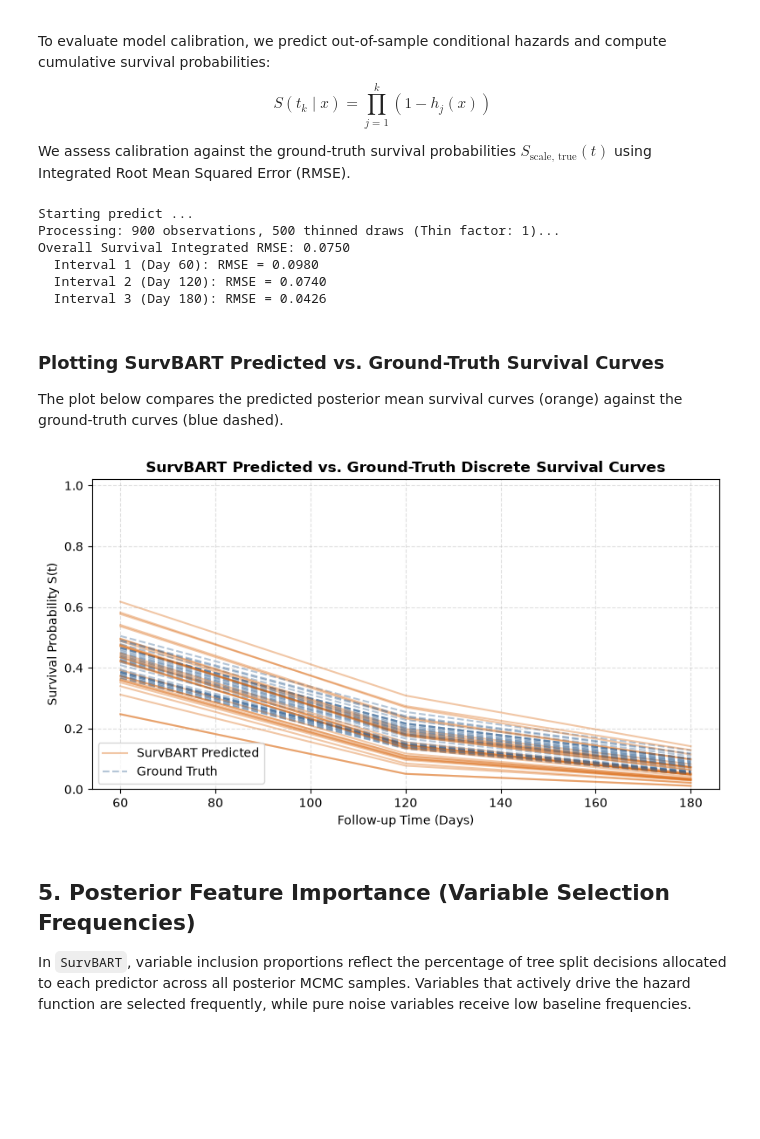
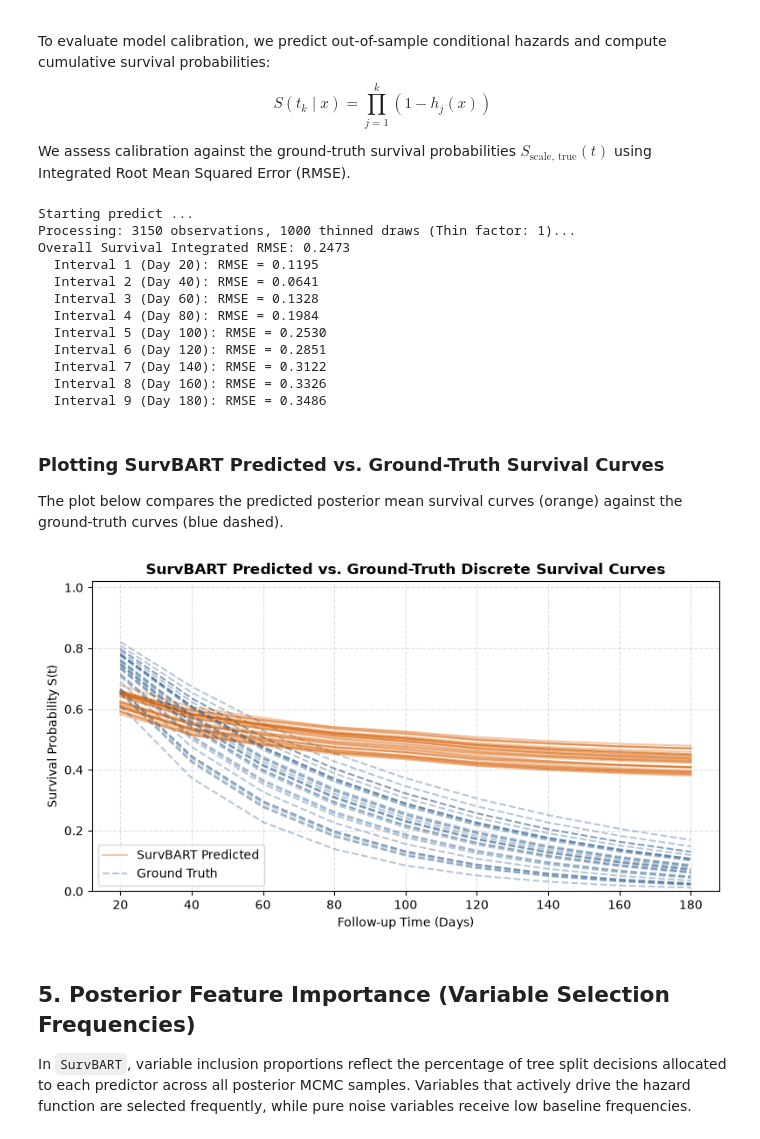
Before and after one commit to CDCgov/BART-Survival, a Jupyter notebook: examples/example1.ipynb, the cells around one changed output. Saved outputs shown, nothing was run; the diff lists cells and outputs as text; code cells hidden in the pictures; blank space fills up the shorter version.

Commit message:
Update tutorial examples to preset_production with high-performance execution

```diff
--- a/examples/example1.ipynb
+++ b/examples/example1.ipynb
@@ -70,15 +70,15 @@ Thus:
 - $\mathrm{HR}_3^{\text{true}} = \mathrm{HR}_4^{\text{true}} = \exp(0.00) = 1.0000$ (null controls)
 # %%
-N_obs = 300
+N_obs = 350
 x_mat = rng.uniform(0, 1, size=(N_obs, 5))
 
 event_dict, sv_true, sv_scale_true = simulate_survival(
     x_mat=x_mat,
-    scale_f="np.exp(4 + 0.4*x_mat[:, 0] + 0.1*x_mat[:, 1] + 0.01*x_mat[:, 2])",
+    scale_f="np.exp(4 + 0.60*x_mat[:, 0] - 0.50*x_mat[:, 1] + 0.35*x_mat[:, 2])",
     shape_f="1.0",
     eos=180,
     cens_scale=None,
-    time_scale=60,
+    time_scale=20,
     true_only=False,
     rng=rng
 )
@@ -130,12 +130,12 @@ The transformation produces two essential representations:
 2. **Prediction Grid (`format_prediction_data` / `get_posterior_test`)**:
    Contains an out-of-sample evaluation grid representing each individual evaluated across all discrete intervals to reconstruct complete survival curves.
 # %%
-# 1. Format training pooled person-time cross-section (time_scale=60 -> 60-day intervals)
+# 1. Format training pooled person-time cross-section (time_scale=20 -> 20-day intervals)
 trn = format_survival_data(
     y_time=event_dict["t_event"],
     y_status=event_dict["status"],
     x=x_mat,
-    time_scale=60
+    time_scale=20
 )
 
 # 2. Format out-of-sample prediction grid across all discrete intervals
@@ -143,7 +143,7 @@ post_test = format_prediction_data(
     y_time=event_dict["t_event"],
     y_status=event_dict["status"],
     x=x_mat,
-    time_scale=60
+    time_scale=20
 )
 
 print("Training pooled X shape:       ", trn["x"].shape)
@@ -165,16 +165,8 @@ In the 2026 release of `BART-Survival`, `SurvBART` provides standard presets and
 
 All legacy configurations via `BartSurvModel(model_config=..., sampler_config=...)` remain 100% backward compatible.
 # %%
-# Initialize model with fast preset for tutorial execution
-model = SurvBART.preset_fast(
-    trees=25,
-    draws=500,
-    tune=250,
-    chains=2,
-    thin=2,
-    split_method="empirical",
-    max_cutpoints=512
-)
+# Initialize model with standard production preset
+model = SurvBART.preset_production()
 
 print(f"Model Configuration: {model.trees} trees, {model.draws} draws/chain, thin={model.thin}, split={model.split_method}")
 
@@ -218,35 +212,41 @@ overall_rmse = float(np.sqrt(np.mean((sv_mean - true_sv_scaled) ** 2)))
 
 print(f"Overall Survival Integrated RMSE: {overall_rmse:.4f}")
 for idx, r in enumerate(rmse_intervals):
-    print(f"  Interval {idx + 1} (Day {(idx + 1) * 60}): RMSE = {r:.4f}")
+    print(f"  Interval {idx + 1} (Day {(idx + 1) * 20}): RMSE = {r:.4f}")
 # %% [output]
 Starting predict ...
-Processing: 900 observations, 500 thinned draws (Thin factor: 1)...
-Overall Survival Integrated RMSE: 0.0750
-  Interval 1 (Day 60): RMSE = 0.0980
-  Interval 2 (Day 120): RMSE = 0.0740
-  Interval 3 (Day 180): RMSE = 0.0426
+Processing: 3150 observations, 1000 thinned draws (Thin factor: 1)...
+Overall Survival Integrated RMSE: 0.2473
+  Interval 1 (Day 20): RMSE = 0.1195
+  Interval 2 (Day 40): RMSE = 0.0641
+  Interval 3 (Day 60): RMSE = 0.1328
+  Interval 4 (Day 80): RMSE = 0.1984
+  Interval 5 (Day 100): RMSE = 0.2530
+  Interval 6 (Day 120): RMSE = 0.2851
+  Interval 7 (Day 140): RMSE = 0.3122
+  Interval 8 (Day 160): RMSE = 0.3326
+  Interval 9 (Day 180): RMSE = 0.3486
 # %% [markdown]
 ### Plotting SurvBART Predicted vs. Ground-Truth Survival Curves
 The plot below compares the predicted posterior mean survival curves (orange) against the ground-truth curves (blue dashed).
 # %%
 fig, ax = plt.subplots(figsize=(8, 4.5))
-discrete_times = np.unique(trn["x"][:, 0]) * 60
+discrete_times = np.unique(trn["x"][:, 0]) * 20
 
 for i in range(min(30, N_obs)):
     ax.plot(discrete_times, sv_mean[i, :], color="#d95f02", alpha=0.35, label="SurvBART Predicted" if i == 0 else "")
     ax.plot(discrete_times, true_sv_scaled[i, :], color="#2b5c8f", linestyle="--", alpha=0.35, label="Ground Truth" if i == 0 else "")
 
 ax.set_title("SurvBART Predicted vs. Ground-Truth Discrete Survival Curves", fontsize=12, fontweight="bold")
 ax.set_xlabel("Follow-up Time (Days)", fontsize=10)
 ax.set_ylabel("Survival Probability S(t)", fontsize=10)
 ax.set_ylim(0, 1.02)
 ax.grid(True, linestyle="--", alpha=0.4)
 ax.legend(loc="lower left", frameon=True)
 plt.tight_layout()
 plt.show()
 # %% [output]
-[figure, old version]
+[figure, new version]
 # %% [markdown]
 ## 5. Posterior Feature Importance (Variable Selection Frequencies)
 
```
Also changed, not shown: parts of 12 cells of this notebook, 2 other files.
